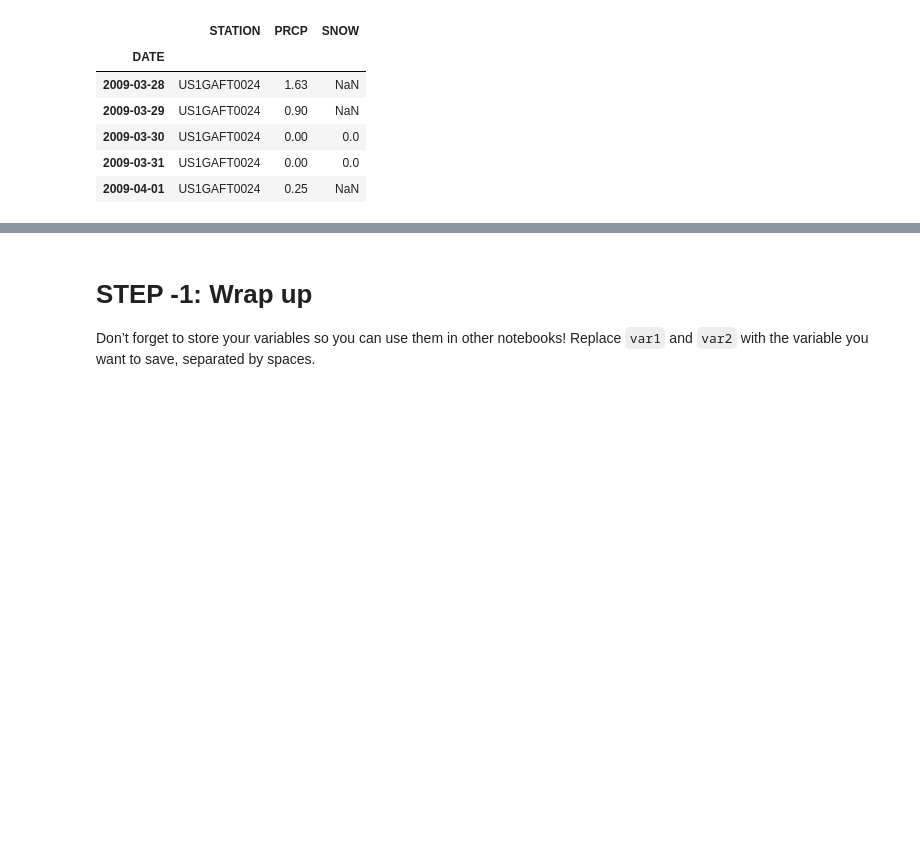
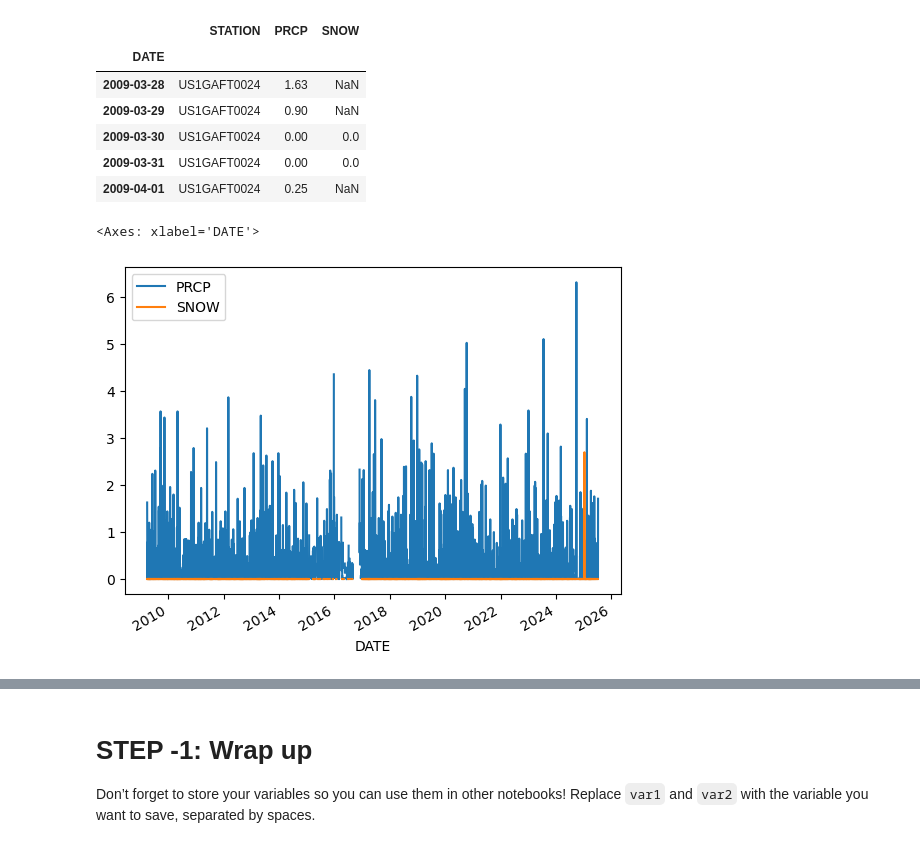
Before and after one commit to cu-esiil-edu/01-climate-tjboyer13, a Jupyter notebook: notebooks/climate-98-download.ipynb, the cells around one changed output, grey strips where cells are left out. Saved outputs shown, nothing was run; the diff lists cells and outputs as text; code cells hidden in the pictures; blank space fills up the shorter version.

Commit message:
atlanta climate interactive plot

```diff
--- a/notebooks/climate-98-download.ipynb
+++ b/notebooks/climate-98-download.ipynb
@@ -133,3 +133,9 @@ climate_df.head()
 | 2009-03-30 | US1GAFT0024 | 0.00 | 0.0 |
 | 2009-03-31 | US1GAFT0024 | 0.00 | 0.0 |
 | 2009-04-01 | US1GAFT0024 | 0.25 | NaN |
+# %%
+## Plot the precpitation column (PRCP) vs time to explore the data
+climate_df.plot()
+# %% [output]
+<Axes: xlabel='DATE'>
+[figure, added]
```
Also changed, not shown: parts of 6 cells of this notebook, 2 other files.
